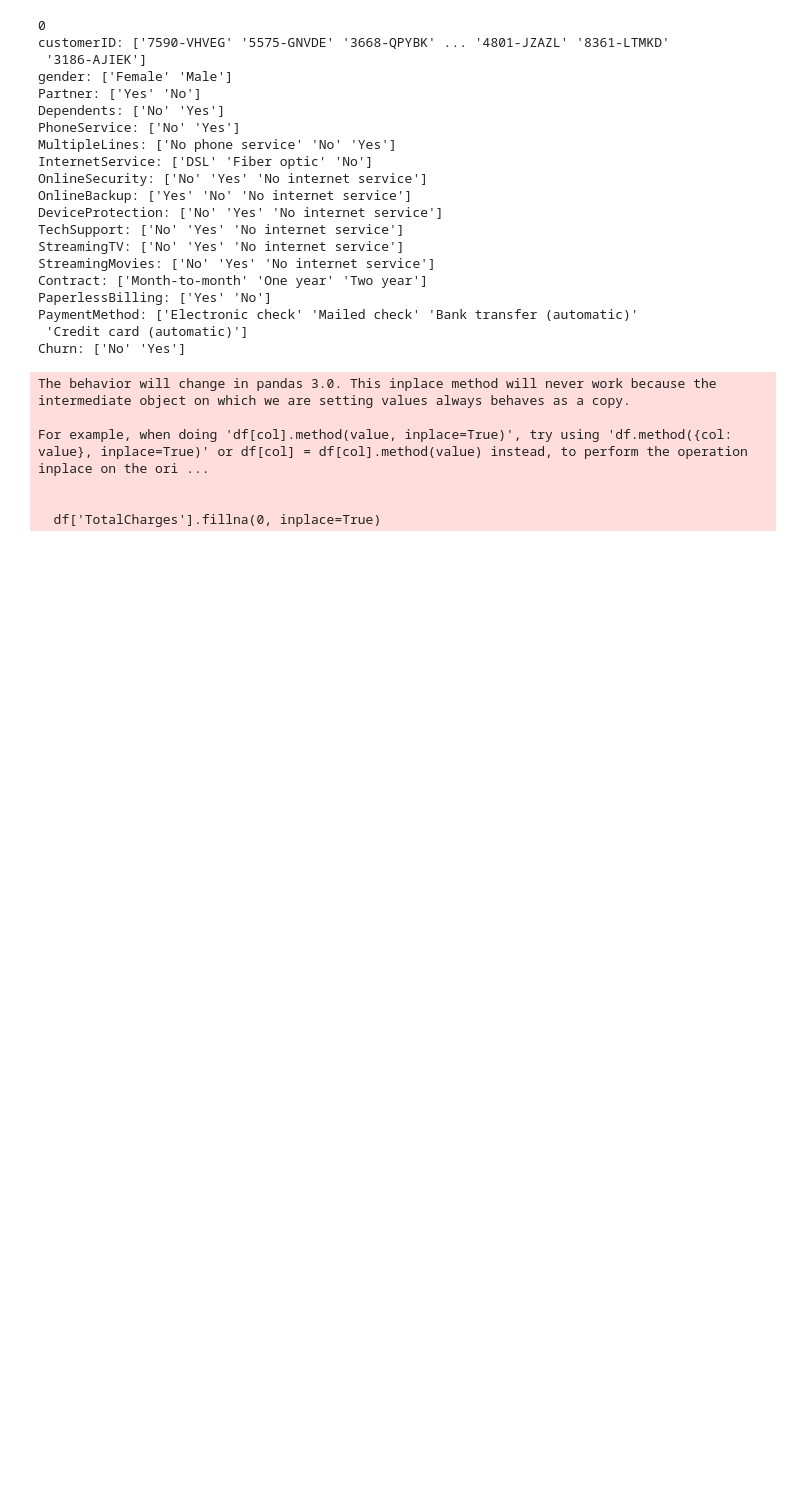
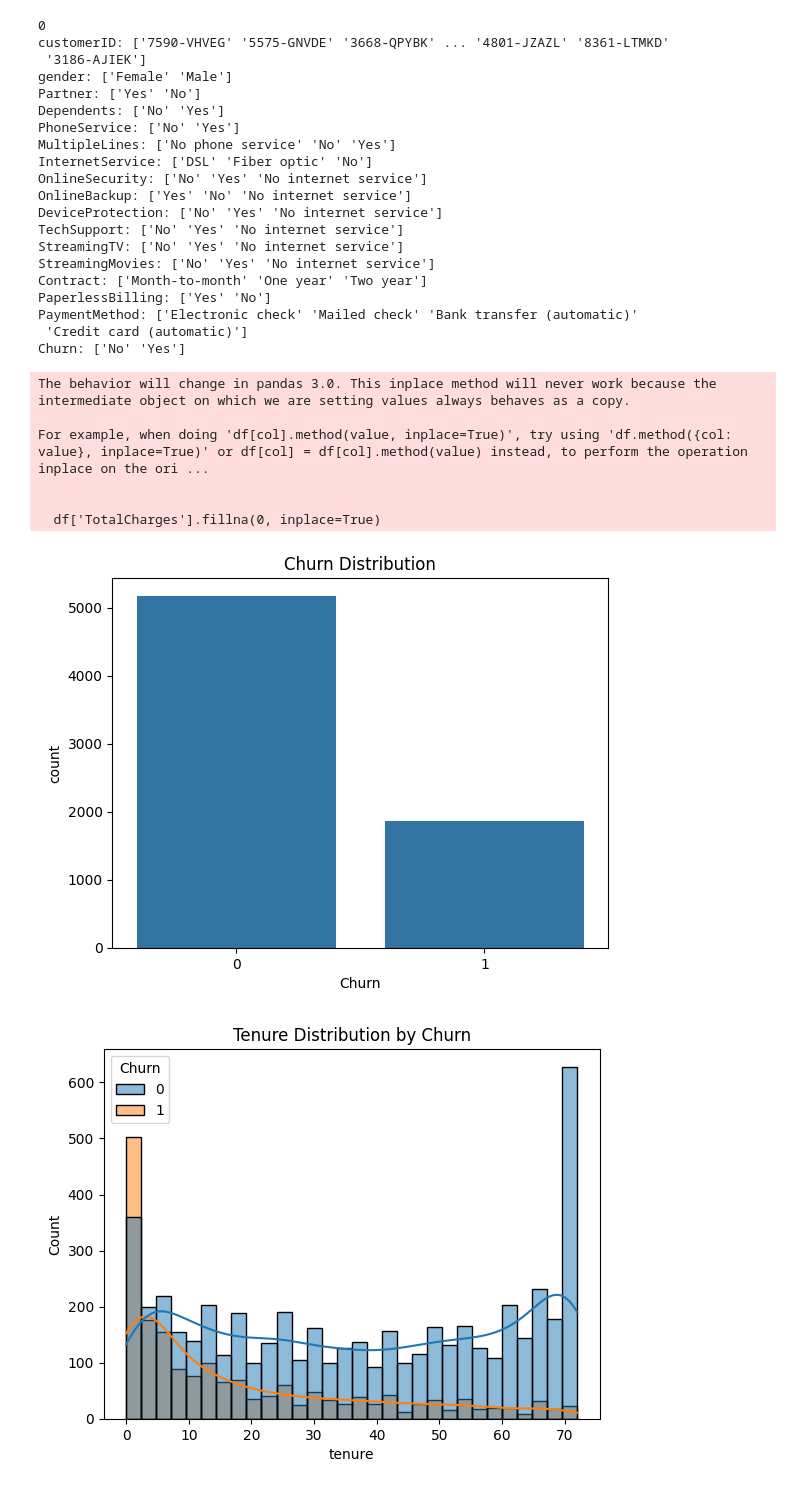
Before and after one commit to abshwabu/teleco_customer_churn, a Jupyter notebook: app.ipynb, the cells around one changed output. Cells and saved outputs as stored; diff of their text form; code cells hidden in the pictures; blank space fills up the shorter version.

Commit message:
Analyze Distributions

```diff
--- a/app.ipynb
+++ b/app.ipynb
@@ -77,3 +77,29 @@ for col in binary_columns:
 
 # One-hot encoding for multi-class columns
 df = pd.get_dummies(df, columns=['InternetService', 'Contract', 'PaymentMethod'], drop_first=True)
+# %%
+# Distribution of churn
+sns.countplot(data=df, x='Churn')
+plt.title('Churn Distribution')
+plt.show()
+
+# Tenure distribution by churn
+sns.histplot(data=df, x='tenure', hue='Churn', kde=True, bins=30)
+plt.title('Tenure Distribution by Churn')
+plt.show()
+
+# Correlation matrix
+# Select numeric columns only
+numeric_df = df.select_dtypes(include=['int64', 'float64'])
+
+# Compute the correlation matrix
+correlation_matrix = numeric_df.corr()
+
+# Visualize the correlation matrix
+plt.figure(figsize=(10, 6))
+sns.heatmap(correlation_matrix, annot=True, cmap='coolwarm')
+plt.title('Feature Correlation')
+plt.show()
+# %% [output]
+[figure, added]
+[figure, added]
```
Also changed, not shown: parts of 1 cell of this notebook.
